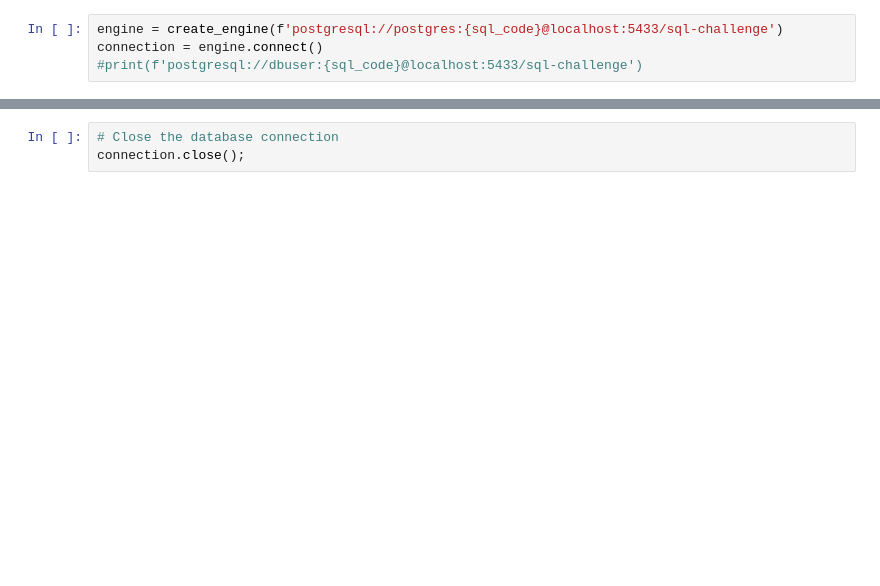
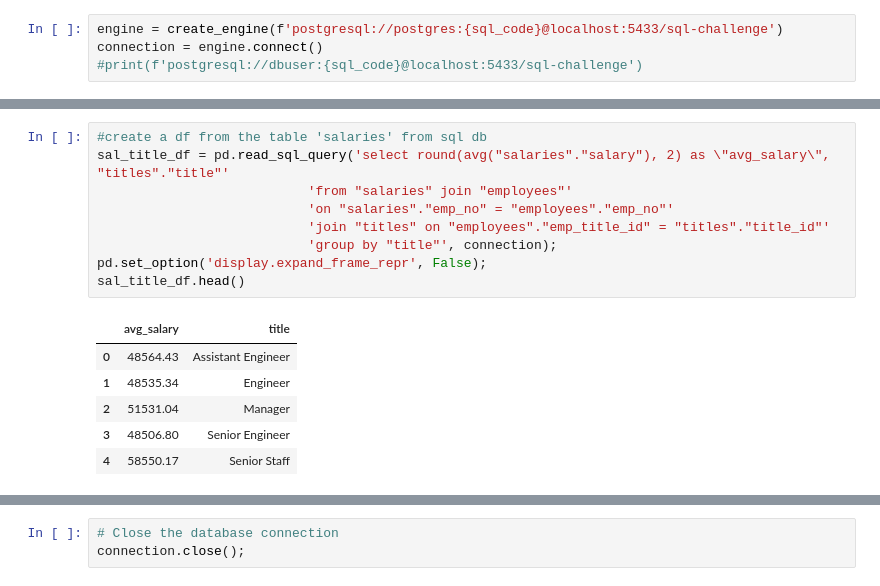
Before and after one commit to sarahDH615/sql_challenge, a Jupyter notebook: employeesql/graphs_maker.ipynb, the cells around one changed output, grey strips where cells are left out. Cells and saved outputs as stored; diff of their text form; blank space fills up the shorter version.

```diff
--- a/employeesql/graphs_maker.ipynb
+++ b/employeesql/graphs_maker.ipynb
@@ -29,0 +34,16 @@ array([[<AxesSubplot:title={'center':'emp_no'}>,
+# %%
+#create a df from the table 'salaries' from sql db
+sal_title_df = pd.read_sql_query('select round(avg("salaries"."salary"), 2) as \"avg_salary\", "titles"."title"'
+                           'from "salaries" join "employees"'
+                           'on "salaries"."emp_no" = "employees"."emp_no"'
+                           'join "titles" on "employees"."emp_title_id" = "titles"."title_id"'
+                           'group by "title"', connection);
+pd.set_option('display.expand_frame_repr', False);
+sal_title_df.head()
+# %% [output]
+|  | avg_salary | title |
+| 0 | 48564.43 | Assistant Engineer |
+| 1 | 48535.34 | Engineer |
+| 2 | 51531.04 | Manager |
+| 3 | 48506.80 | Senior Engineer |
+| 4 | 58550.17 | Senior Staff |
```
Also changed, not shown: parts of 7 cells of this notebook.
